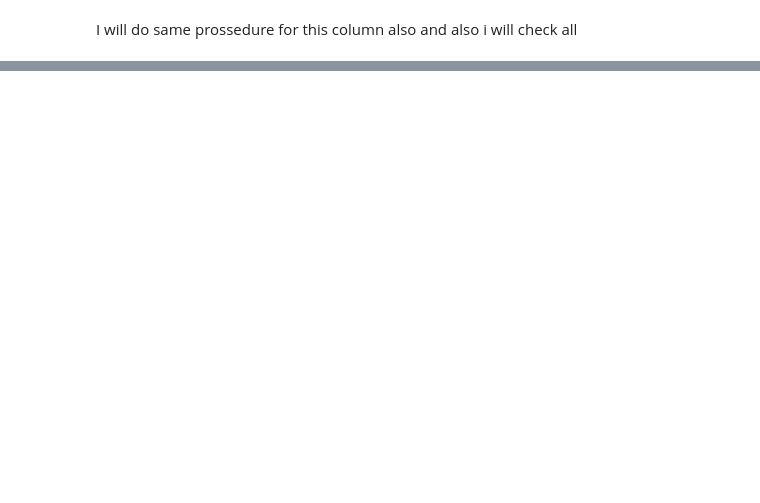
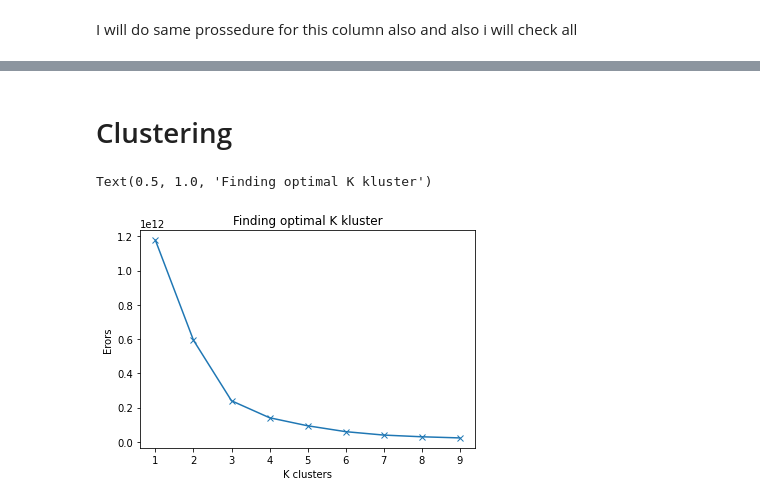
Before and after one commit to tural327/personality_analysis, a Jupyter notebook: main_file.ipynb, the cells around one changed output, grey strips where cells are left out. Saved outputs shown, nothing was run; the diff lists cells and outputs as text; code cells hidden in the pictures; blank space fills up the shorter version.

Commit message:
first approch for clustering

```diff
--- a/main_file.ipynb
+++ b/main_file.ipynb
@@ -341,0 +394,7 @@ df["MntWines2"] = df["MntWines"].apply(lambda x : math.log(x))
+# %%
+df['Education'] = df['Education'].map({'Graduation':0,"PhD":1,"Basic":2,"Master":3,"2n Cycle":4})
+# %%
+df['Marital_Status'] = df['Marital_Status'].map({'Single':0,"Together":1,"Married":2,"Divorced":3,"Widow":5,"Alone":6,"Absurd":7,"YOLO":8})
+# %%
+df = df[df['Marital_Status']!=7]
+df = df[df['Marital_Status']!=6]
@@ -341,0 +422,18 @@ df["MntWines2"] = df["MntWines"].apply(lambda x : math.log(x))
+# %% [markdown]
+# Clustering
+# %%
+
+wss=[]
+K=range(1,10)
+for i in K:
+    kmean=KMeans(n_clusters=i)
+    kmean.fit(df)
+    wss.append(kmean.inertia_)
+# %%
+plt.plot(K,wss,marker='x')
+plt.xlabel('K clusters')
+plt.ylabel('Erors')
+plt.title("Finding optimal K kluster")
+# %% [output]
+Text(0.5, 1.0, 'Finding optimal K kluster')
+[figure, added]
```
Also changed, not shown: parts of 15 cells of this notebook.
